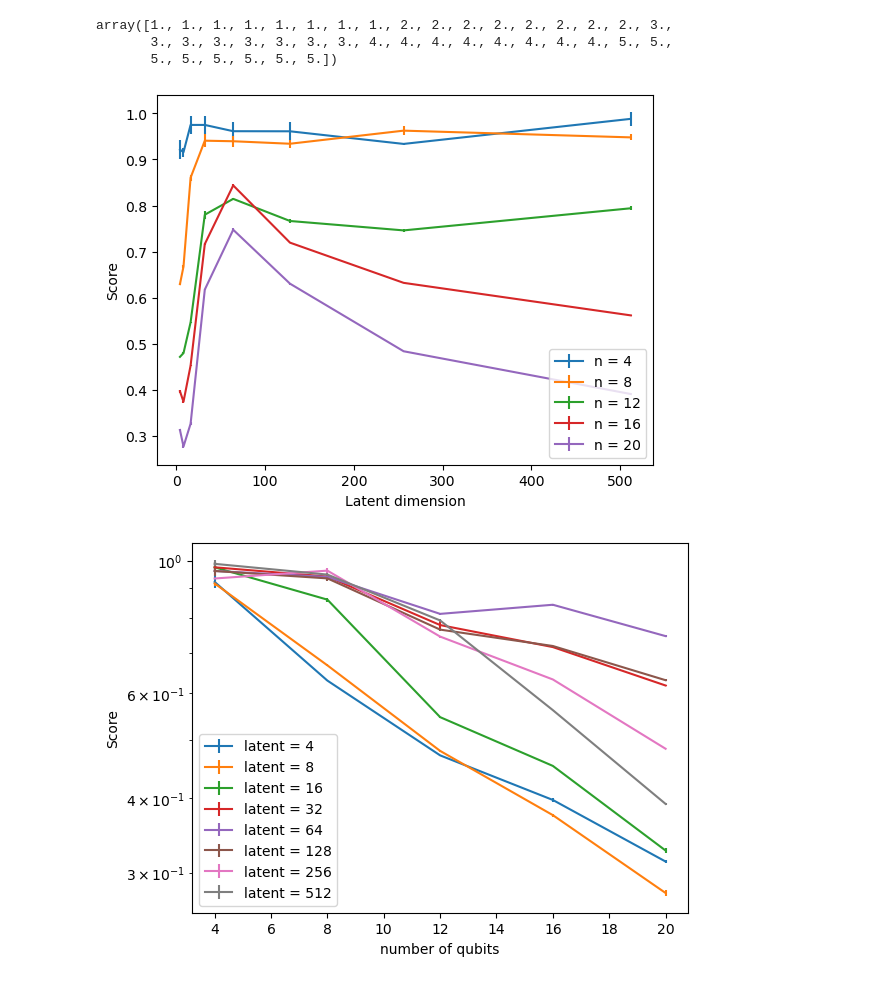
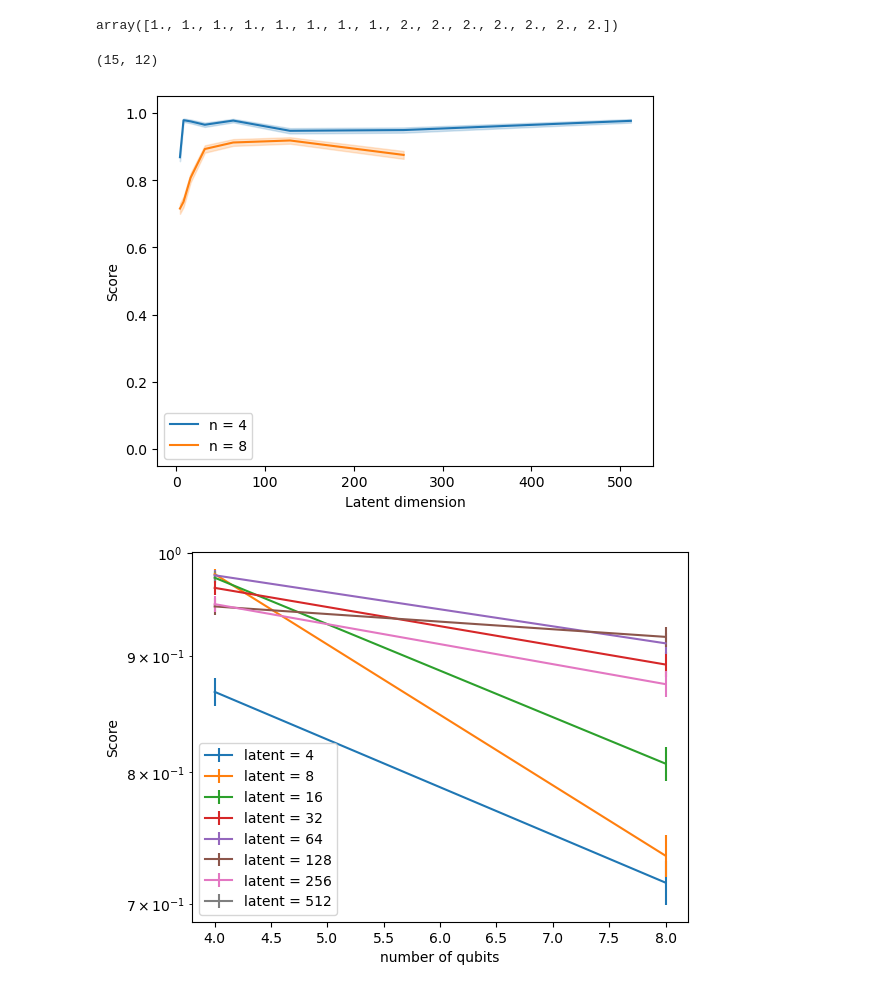
Before and after one commit to haimengzhao/qml-advantage, a Jupyter notebook: plot.ipynb, the cells around one changed output. Saved outputs shown, nothing was run; the diff lists cells and outputs as text; code cells hidden in the pictures.

```diff
--- a/plot.ipynb
+++ b/plot.ipynb
@@ -4,28 +5,32 @@ import matplotlib.pyplot as plt
 # %%
 # read csv
-data = np.genfromtxt('./results/AR.csv', delimiter=',', skip_header=1, skip_footer=5)
+data = np.genfromtxt('./results/AR.csv', delimiter=',', skip_header=1, skip_footer=1)
 # %%
 data[:, 0]
 # %% [output]
-array([1., 1., 1., 1., 1., 1., 1., 1., 2., 2., 2., 2., 2., 2., 2., 2., 3.,
-       3., 3., 3., 3., 3., 3., 3., 4., 4., 4., 4., 4., 4., 4., 4., 5., 5.,
-       5., 5., 5., 5., 5., 5.])
+array([1., 1., 1., 1., 1., 1., 1., 1., 2., 2., 2., 2., 2., 2., 2.])
+# %%
+data.shape
+# %% [output]
+(15, 12)
 # %%
 z = np.mean(data[:][:, 2::2], axis=-1)
-z_error = np.std(data[:][:, 3::2], axis=-1) / np.sqrt(len(data[:]))
+# z_error = np.std(data[:][:, 3::2], axis=-1) / np.sqrt(len(data[:]))
+z_error = np.sqrt(np.sum(data[:][:, 3::2]**2, axis=-1) / len(data[:][:, 3::2]))
 n = data[:][:, 0]
 latent = data[:][:, 1]
 # %%
-for i in np.unique(n).astype(int):
-    plt.errorbar(latent[n == i], z[n == i], yerr=z_error[n == i], label=f'n = {4 * i}')
+for ind, i in enumerate(np.unique(n).astype(int)):
+    plot_mean_std_shaded(latent[n == i], z[n == i], z_error[n == i], color=f'C{ind}', label=f'n = {4 * i}')
 
 plt.xlabel('Latent dimension')
 plt.ylabel('Score')
+plt.ylim(-0.05, 1.05)
 # plt.yscale('log')
 plt.legend()
 plt.show()
 # %% [output]
-[figure, old version]
+[figure, new version]
 # %%
 for i in np.unique(latent).astype(int):
     plt.errorbar(4 * n[latent == i], z[latent == i], yerr=z_error[latent == i], label=f'latent = {i}')
@@ -36,4 +41,4 @@ plt.yscale('log')
 plt.legend()
 plt.show()
 # %% [output]
-[figure, old version]
+[figure, new version]
```
Also changed, not shown: parts of 1 cell of this notebook, 4 other files.
